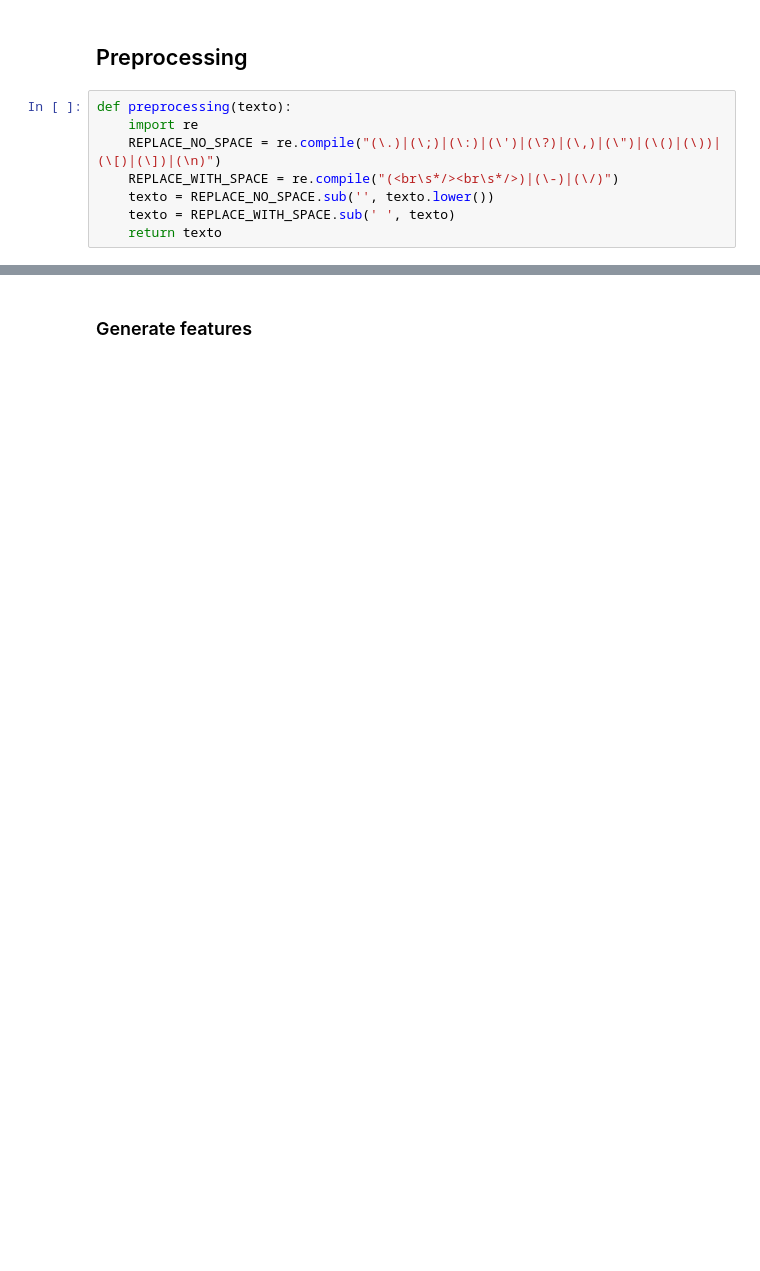
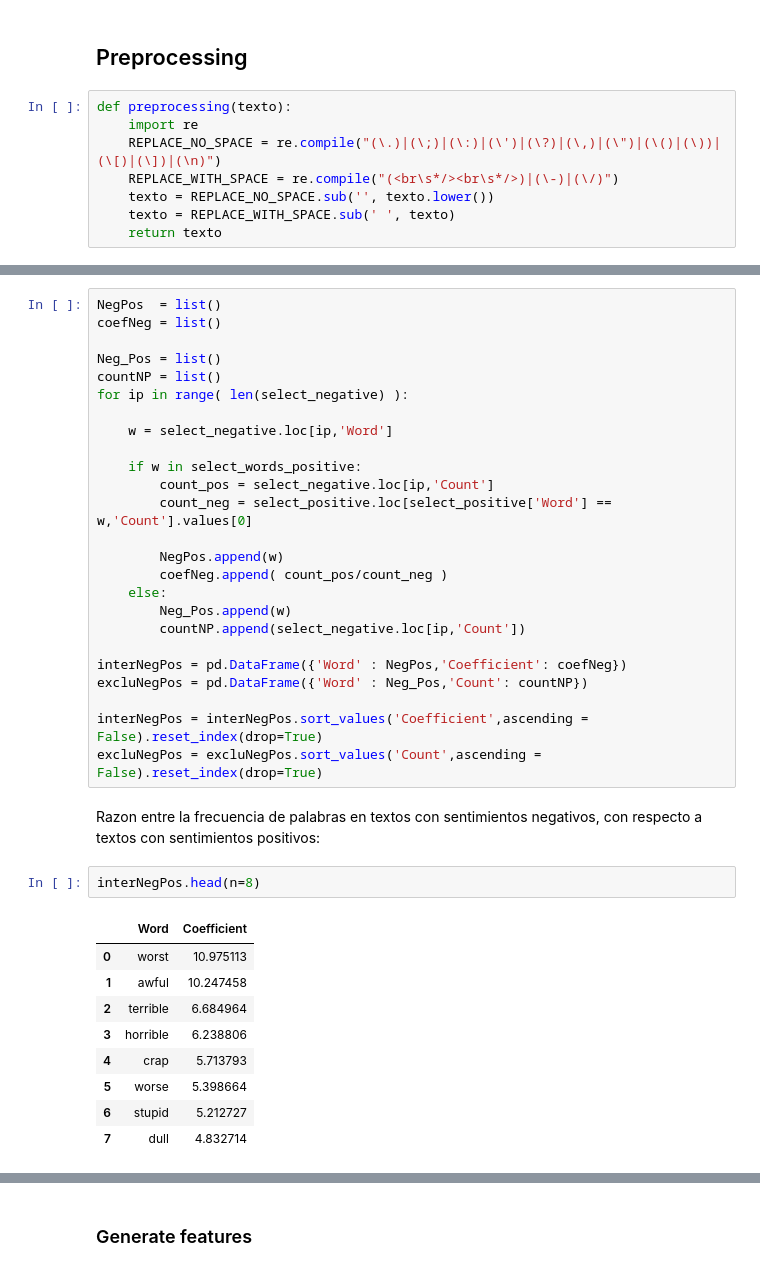
Before and after one commit to Suryavf/Logistic-Regression-for-NLP, a Jupyter notebook: LogisticRegressionNLP.ipynb, the cells around one changed output, grey strips where cells are left out. Cells and saved outputs as stored; diff of their text form; blank space fills up the shorter version.

```diff
--- a/LogisticRegressionNLP.ipynb
+++ b/LogisticRegressionNLP.ipynb
@@ -224,0 +175,39 @@ def logCountWords(text):
+# %%
+NegPos  = list()
+coefNeg = list()
+
+Neg_Pos = list()
+countNP = list()
+for ip in range( len(select_negative) ):
+
+    w = select_negative.loc[ip,'Word']
+
+    if w in select_words_positive:
+        count_pos = select_negative.loc[ip,'Count']
+        count_neg = select_positive.loc[select_positive['Word'] == w,'Count'].values[0]
+
+        NegPos.append(w)
+        coefNeg.append( count_pos/count_neg )
+    else:
+        Neg_Pos.append(w)
+        countNP.append(select_negative.loc[ip,'Count'])
+
+interNegPos = pd.DataFrame({'Word' : NegPos,'Coefficient': coefNeg})
+excluNegPos = pd.DataFrame({'Word' : Neg_Pos,'Count': countNP})
+
+interNegPos = interNegPos.sort_values('Coefficient',ascending = False).reset_index(drop=True)
+excluNegPos = excluNegPos.sort_values('Count',ascending = False).reset_index(drop=True)
+# %% [markdown]
+Razon entre la frecuencia de palabras en textos con sentimientos negativos, con respecto a textos con sentimientos positivos:
+# %%
+interNegPos.head(n=8)
+# %% [output]
+|  | Word | Coefficient |
+| 0 | worst | 10.975113 |
+| 1 | awful | 10.247458 |
+| 2 | terrible | 6.684964 |
+| 3 | horrible | 6.238806 |
+| 4 | crap | 5.713793 |
+| 5 | worse | 5.398664 |
+| 6 | stupid | 5.212727 |
+| 7 | dull | 4.832714 |
```
Also changed, not shown: parts of 55 cells of this notebook, 5 other files.
